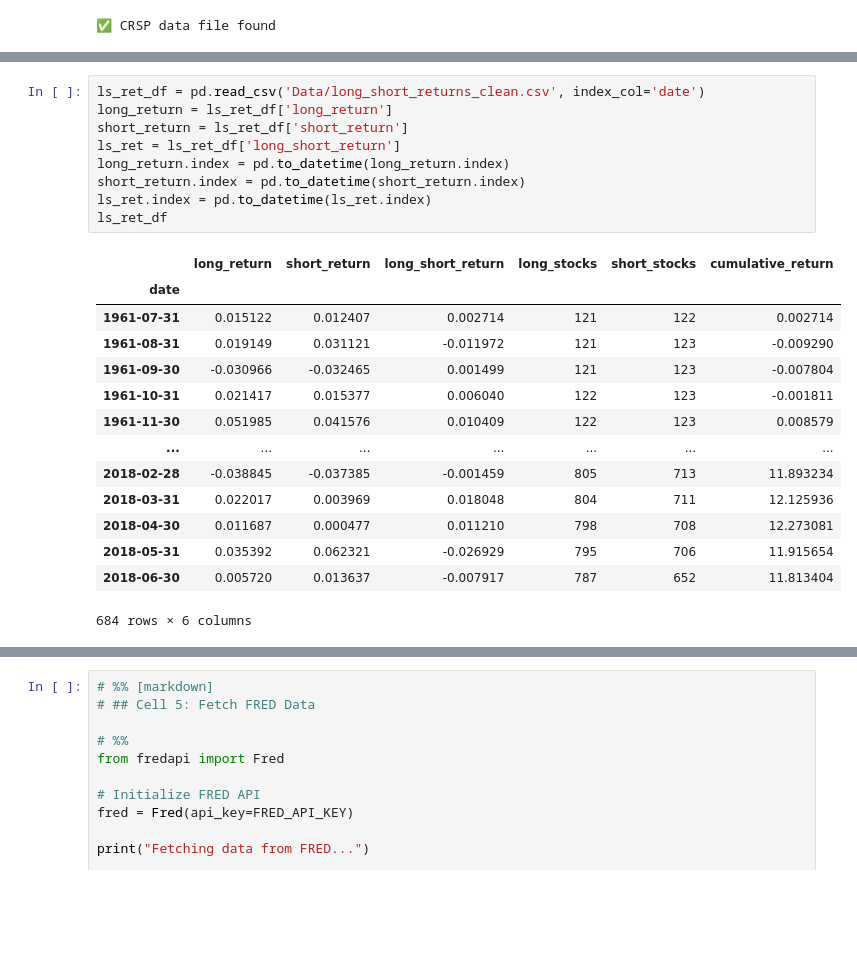
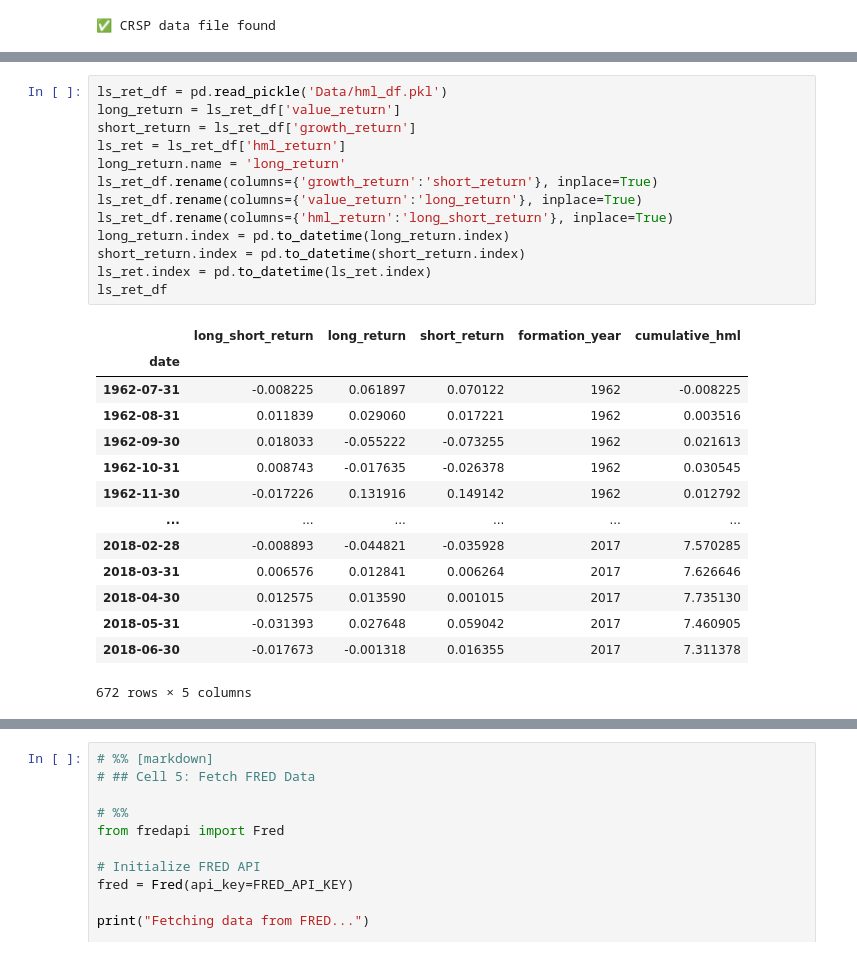
Before and after one commit to justusschenk/valueinvesting, a Jupyter notebook: Analysis of Decline.ipynb, the cells around one changed output, grey strips where cells are left out. Saved outputs shown, nothing was run; the diff lists cells and outputs as text; blank space fills up the shorter version.

```diff
--- a/Analysis of Decline.ipynb
+++ b/Analysis of Decline.ipynb
@@ -160,29 +160,33 @@ Basic statistics for key variables:
 | 75% | 7.146974e-02 | 1.289357e+00 | 5.015597e+08 |
 | max | 2.400000e+01 | 1.013099e+01 | 1.099436e+12 |
 # %%
-ls_ret_df = pd.read_csv('Data/long_short_returns_clean.csv', index_col='date')
-long_return = ls_ret_df['long_return']
-short_return = ls_ret_df['short_return']
-ls_ret = ls_ret_df['long_short_return']
+ls_ret_df = pd.read_pickle('Data/hml_df.pkl')
+long_return = ls_ret_df['value_return']
+short_return = ls_ret_df['growth_return']
+ls_ret = ls_ret_df['hml_return']
+long_return.name = 'long_return'
+ls_ret_df.rename(columns={'growth_return':'short_return'}, inplace=True)
+ls_ret_df.rename(columns={'value_return':'long_return'}, inplace=True)
+ls_ret_df.rename(columns={'hml_return':'long_short_return'}, inplace=True)
 long_return.index = pd.to_datetime(long_return.index)
 short_return.index = pd.to_datetime(short_return.index)
 ls_ret.index = pd.to_datetime(ls_ret.index)
 ls_ret_df
 # %% [output]
-|  | long_return | short_return | long_short_return | long_stocks | short_stocks | cumulative_return |
-| date |  |  |  |  |  |  |
-| 1961-07-31 | 0.015122 | 0.012407 | 0.002714 | 121 | 122 | 0.002714 |
-| 1961-08-31 | 0.019149 | 0.031121 | -0.011972 | 121 | 123 | -0.009290 |
-| 1961-09-30 | -0.030966 | -0.032465 | 0.001499 | 121 | 123 | -0.007804 |
-| 1961-10-31 | 0.021417 | 0.015377 | 0.006040 | 122 | 123 | -0.001811 |
-| 1961-11-30 | 0.051985 | 0.041576 | 0.010409 | 122 | 123 | 0.008579 |
-| ... | ... | ... | ... | ... | ... | ... |
-| 2018-02-28 | -0.038845 | -0.037385 | -0.001459 | 805 | 713 | 11.893234 |
-| 2018-03-31 | 0.022017 | 0.003969 | 0.018048 | 804 | 711 | 12.125936 |
-| 2018-04-30 | 0.011687 | 0.000477 | 0.011210 | 798 | 708 | 12.273081 |
-| 2018-05-31 | 0.035392 | 0.062321 | -0.026929 | 795 | 706 | 11.915654 |
-| 2018-06-30 | 0.005720 | 0.013637 | -0.007917 | 787 | 652 | 11.813404 |
+|  | long_short_return | long_return | short_return | formation_year | cumulative_hml |
+| date |  |  |  |  |  |
+| 1962-07-31 | -0.008225 | 0.061897 | 0.070122 | 1962 | -0.008225 |
+| 1962-08-31 | 0.011839 | 0.029060 | 0.017221 | 1962 | 0.003516 |
+| 1962-09-30 | 0.018033 | -0.055222 | -0.073255 | 1962 | 0.021613 |
+| 1962-10-31 | 0.008743 | -0.017635 | -0.026378 | 1962 | 0.030545 |
+| 1962-11-30 | -0.017226 | 0.131916 | 0.149142 | 1962 | 0.012792 |
+| ... | ... | ... | ... | ... | ... |
+| 2018-02-28 | -0.008893 | -0.044821 | -0.035928 | 2017 | 7.570285 |
+| 2018-03-31 | 0.006576 | 0.012841 | 0.006264 | 2017 | 7.626646 |
+| 2018-04-30 | 0.012575 | 0.013590 | 0.001015 | 2017 | 7.735130 |
+| 2018-05-31 | -0.031393 | 0.027648 | 0.059042 | 2017 | 7.460905 |
+| 2018-06-30 | -0.017673 | -0.001318 | 0.016355 | 2017 | 7.311378 |
-684 rows × 6 columns
+672 rows × 5 columns
 # %%
 # %% [markdown]
 # ## Cell 4: Calculate HML Returns
```
Also changed, not shown: parts of 8 cells of this notebook, 25 other files.
